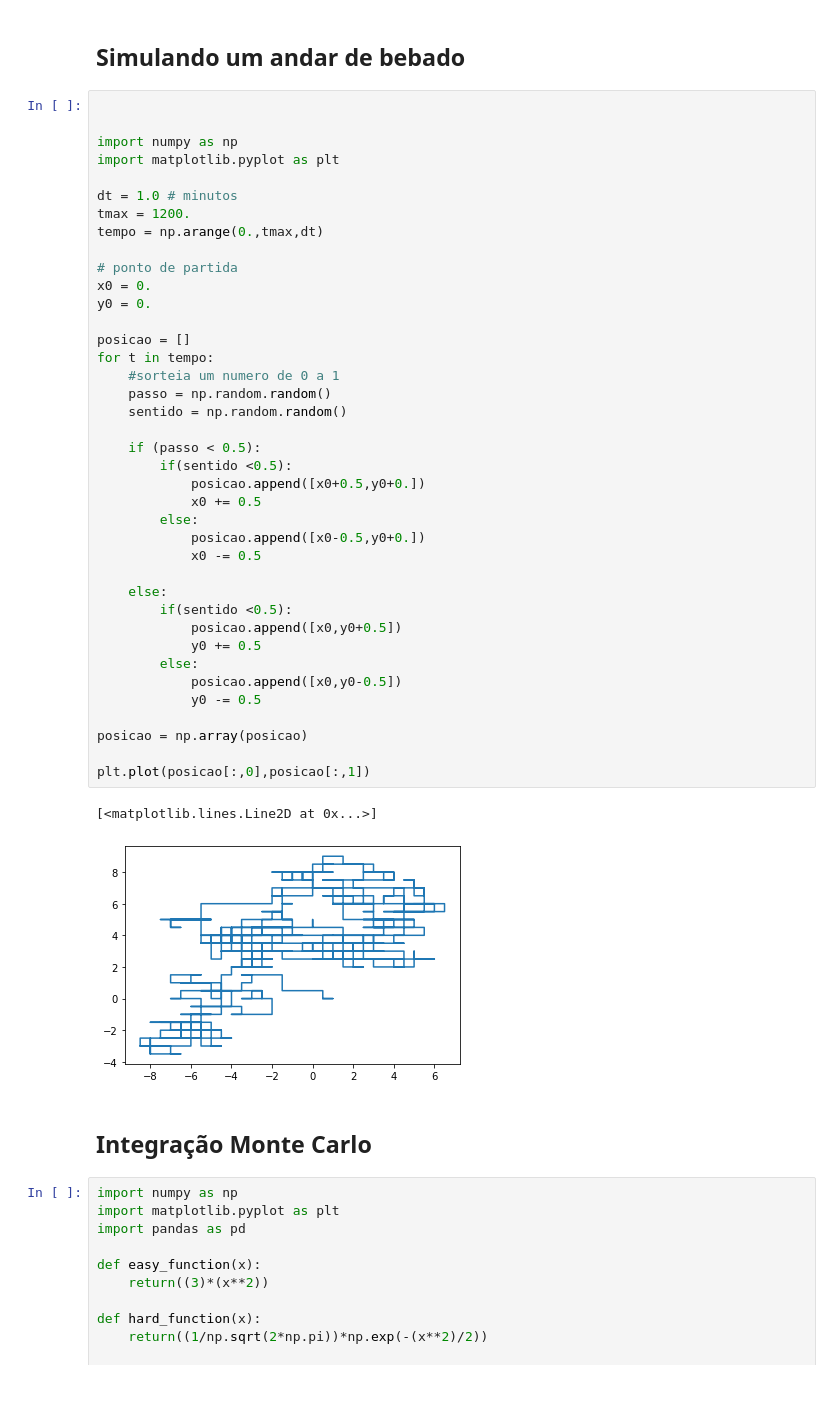
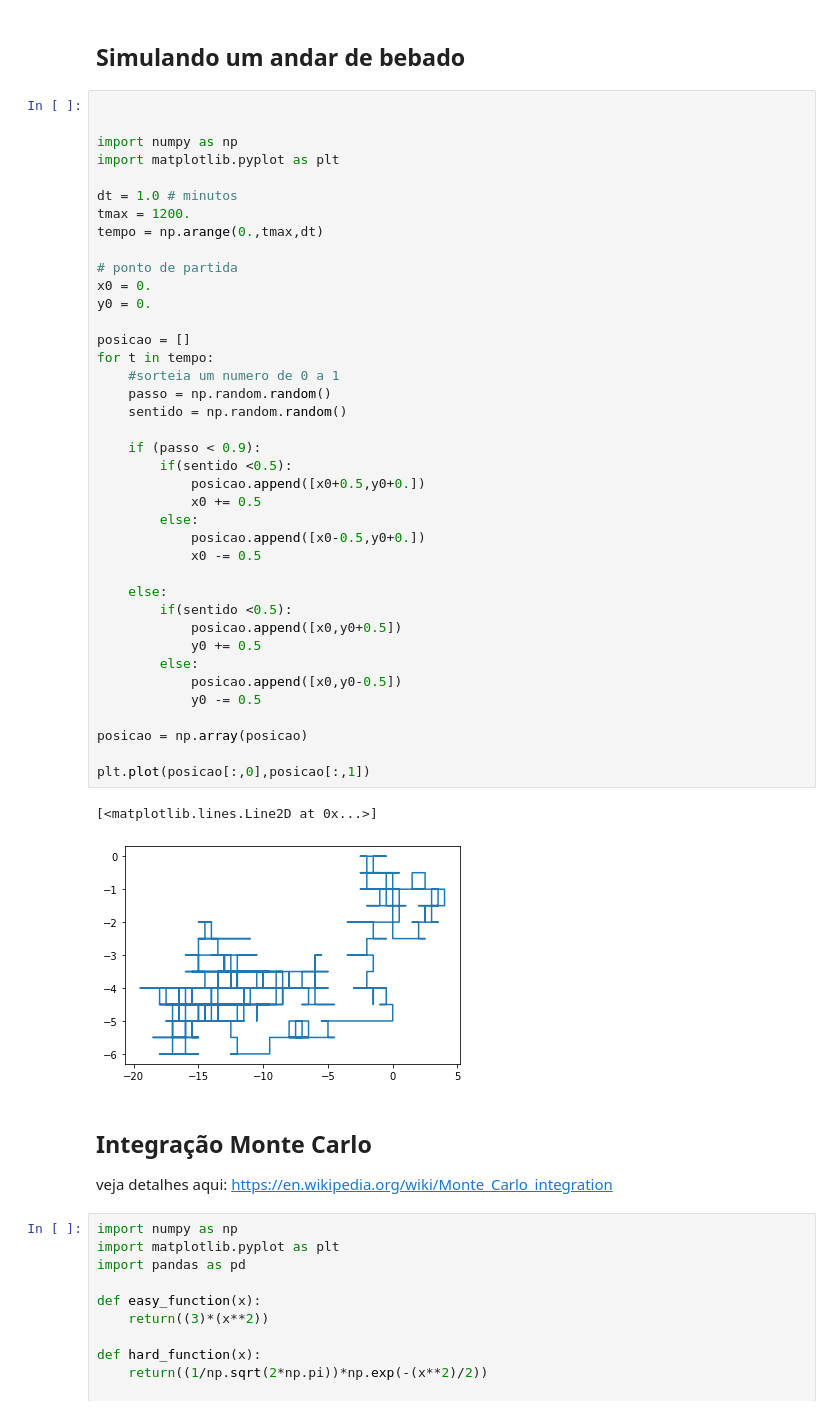
Before and after one commit to hektor-monteiro/python-notebooks, a Jupyter notebook: aula-12_Monte-carlo.ipynb, the cells around one changed output. Drawn from its saved outputs; the diff is of its cells as text.

```diff
--- a/aula-12_Monte-carlo.ipynb
+++ b/aula-12_Monte-carlo.ipynb
@@ -92,37 +108,39 @@ tempo = np.arange(0.,tmax,dt)
 # ponto de partida
 x0 = 0.
 y0 = 0.
 
 posicao = []
 for t in tempo:
     #sorteia um numero de 0 a 1
     passo = np.random.random()
     sentido = np.random.random()
 
-    if (passo < 0.5):
+    if (passo < 0.9):
         if(sentido <0.5):
             posicao.append([x0+0.5,y0+0.])
             x0 += 0.5
         else:
             posicao.append([x0-0.5,y0+0.])
             x0 -= 0.5
 
     else:
         if(sentido <0.5):
             posicao.append([x0,y0+0.5])
             y0 += 0.5
         else:
             posicao.append([x0,y0-0.5])
             y0 -= 0.5
 
 posicao = np.array(posicao)
 
 plt.plot(posicao[:,0],posicao[:,1])
 # %% [output]
 [<matplotlib.lines.Line2D at 0x...>]
-[figure, old version]
+[figure, new version]
 # %% [markdown]
 ## Integração Monte Carlo
+
+veja detalhes aqui: https://en.wikipedia.org/wiki/Monte_Carlo_integration
 # %%
 import numpy as np
 import matplotlib.pyplot as plt
```
Also changed, not shown: parts of 2 cells of this notebook, 3 other files.
